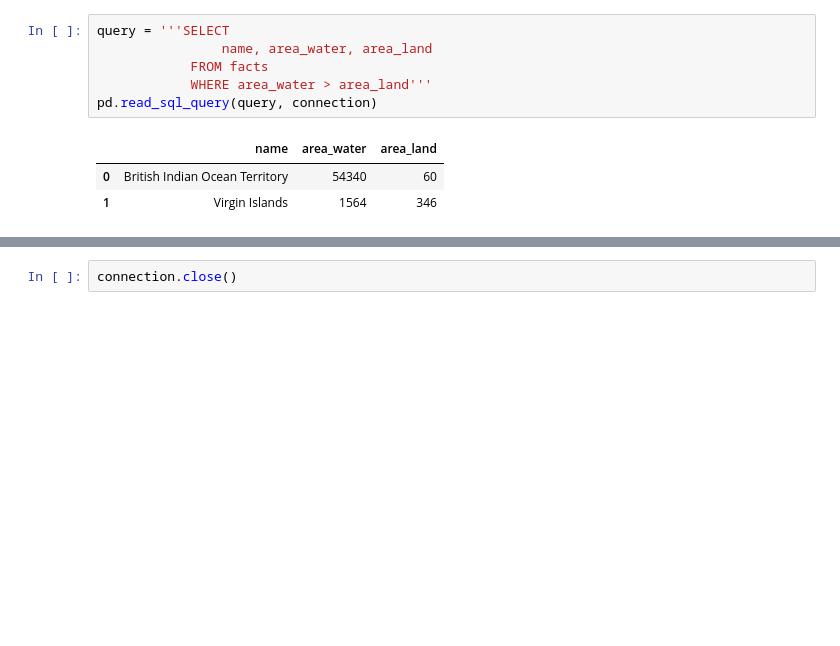
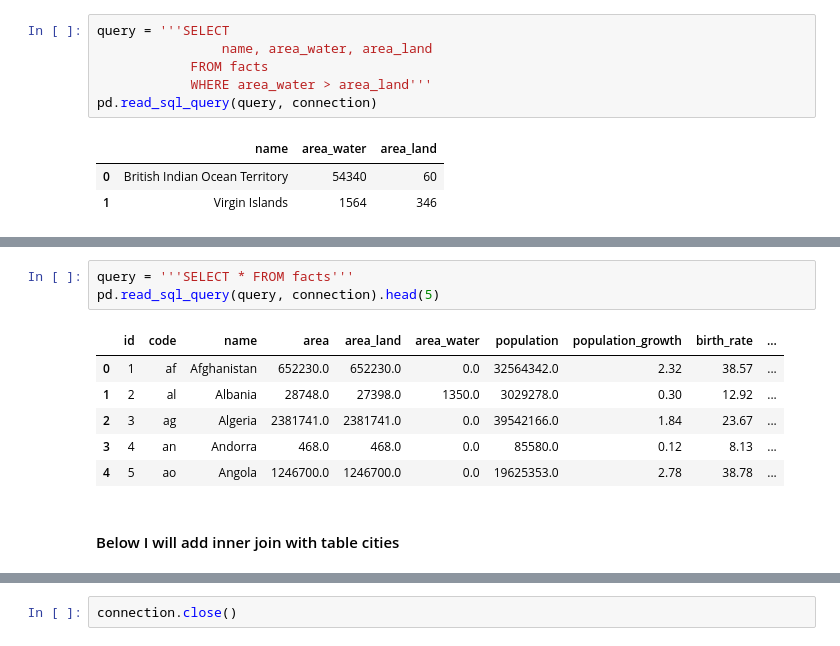
Before and after one commit to Ysbail/MiniProjects, a Jupyter notebook: SQL/The_World_Factbook.ipynb, the cells around one changed output, grey strips where cells are left out. Cells and saved outputs as stored; diff of their text form; blank space fills up the shorter version.

```diff
--- a/SQL/The_World_Factbook.ipynb
+++ b/SQL/The_World_Factbook.ipynb
@@ -186,0 +211,12 @@ pd.read_sql_query(query, connection)
+# %%
+query = '''SELECT * FROM facts'''
+pd.read_sql_query(query, connection).head(5)
+# %% [output]
+|  | id | code | name | area | area_land | area_water | population | population_growth | birth_rate | ... |
+| 0 | 1 | af | Afghanistan | 652230.0 | 652230.0 | 0.0 | 32564342.0 | 2.32 | 38.57 | ... |
+| 1 | 2 | al | Albania | 28748.0 | 27398.0 | 1350.0 | 3029278.0 | 0.30 | 12.92 | ... |
+| 2 | 3 | ag | Algeria | 2381741.0 | 2381741.0 | 0.0 | 39542166.0 | 1.84 | 23.67 | ... |
+| 3 | 4 | an | Andorra | 468.0 | 468.0 | 0.0 | 85580.0 | 0.12 | 8.13 | ... |
+| 4 | 5 | ao | Angola | 1246700.0 | 1246700.0 | 0.0 | 19625353.0 | 2.78 | 38.78 | ... |
+# %% [markdown]
+#### Below I will add inner join with table cities
```
Also changed, not shown: parts of 33 cells of this notebook, 1 other file.
